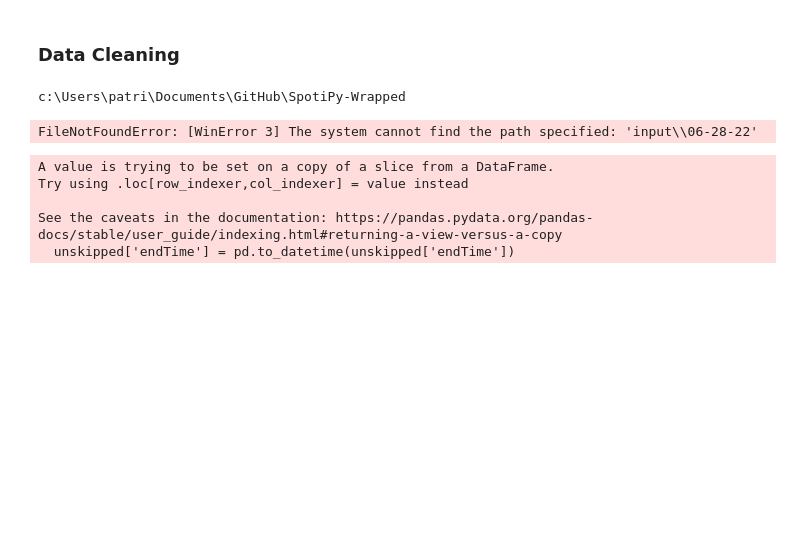
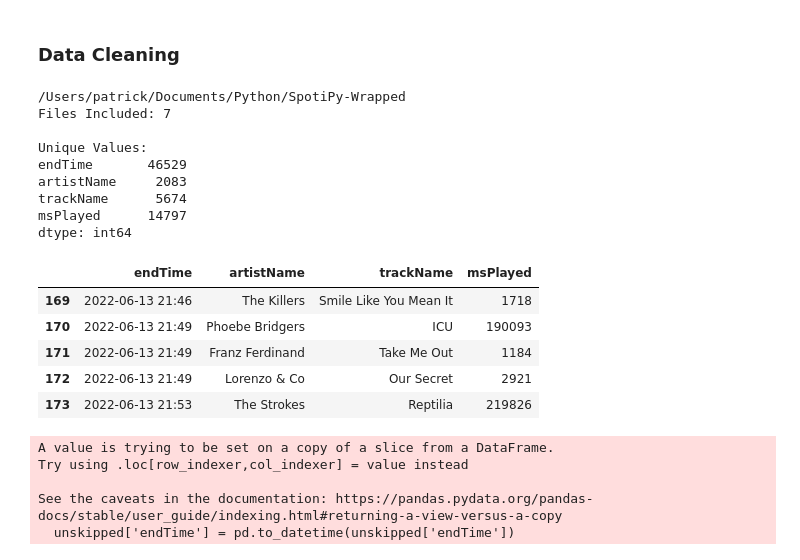
Before and after one commit to TheSupremeToast/Spotify-Analysis, a Jupyter notebook: Spotify-Analysis.ipynb, the cells around one changed output. Saved outputs shown, nothing was run; the diff lists cells and outputs as text; code cells hidden in the pictures; blank space fills up the shorter version.

```diff
--- a/Spotify-Analysis.ipynb
+++ b/Spotify-Analysis.ipynb
@@ -32,16 +32,29 @@ from helper import *
 # %%
 # create listening history dataframe from desired directory within input folder
 print(os.getcwd())
-directory = Path('input/06-28-22') # change this to '/input/your-directory-name'
+directory = Path('input/06-14-22') # change this to '/input/your-directory-name'
 his = read_history(directory)
 
 # uncomment this if you want your dataframe output as a csv (change end of directory to your desired one)
 # his.to_csv('~/Documents/Python/Spotify-Analysis/input/12-06-21/his.csv', index = False)
 
 his.tail(5)
 # %% [output]
-c:\Users\patri\Documents\GitHub\SpotiPy-Wrapped
+/Users/patrick/Documents/Python/SpotiPy-Wrapped
+Files Included: 7
+
+Unique Values:
+endTime       46529
+artistName     2083
+trackName      5674
+msPlayed      14797
+dtype: int64
-FileNotFoundError: [WinError 3] The system cannot find the path specified: 'input\\06-28-22'
+|  | endTime | artistName | trackName | msPlayed |
+| 169 | 2022-06-13 21:46 | The Killers | Smile Like You Mean It | 1718 |
+| 170 | 2022-06-13 21:49 | Phoebe Bridgers | ICU | 190093 |
+| 171 | 2022-06-13 21:49 | Franz Ferdinand | Take Me Out | 1184 |
+| 172 | 2022-06-13 21:49 | Lorenzo & Co | Our Secret | 2921 |
+| 173 | 2022-06-13 21:53 | The Strokes | Reptilia | 219826 |
 # %%
 skipped = sort_skipped(his)
 unskipped = sort_unskipped(his)
```
Also changed, not shown: parts of 14 cells of this notebook.
